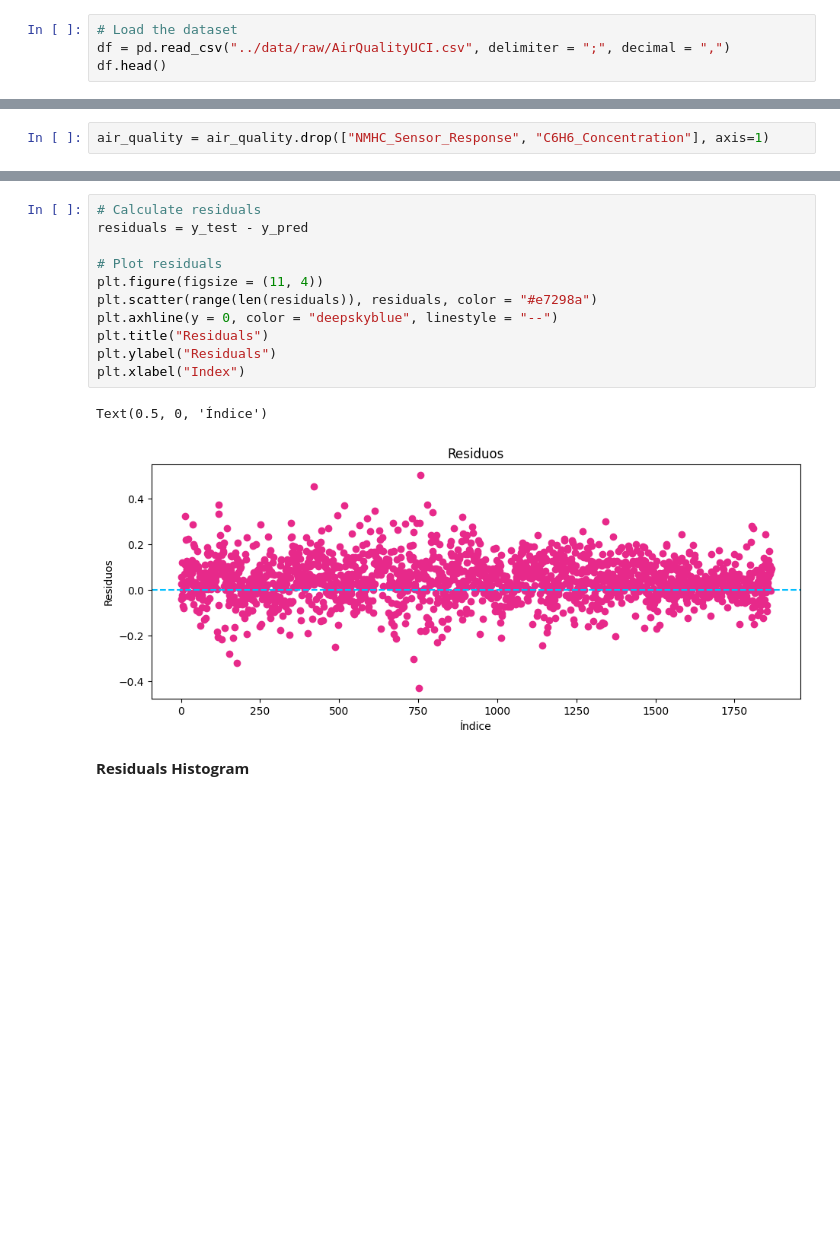
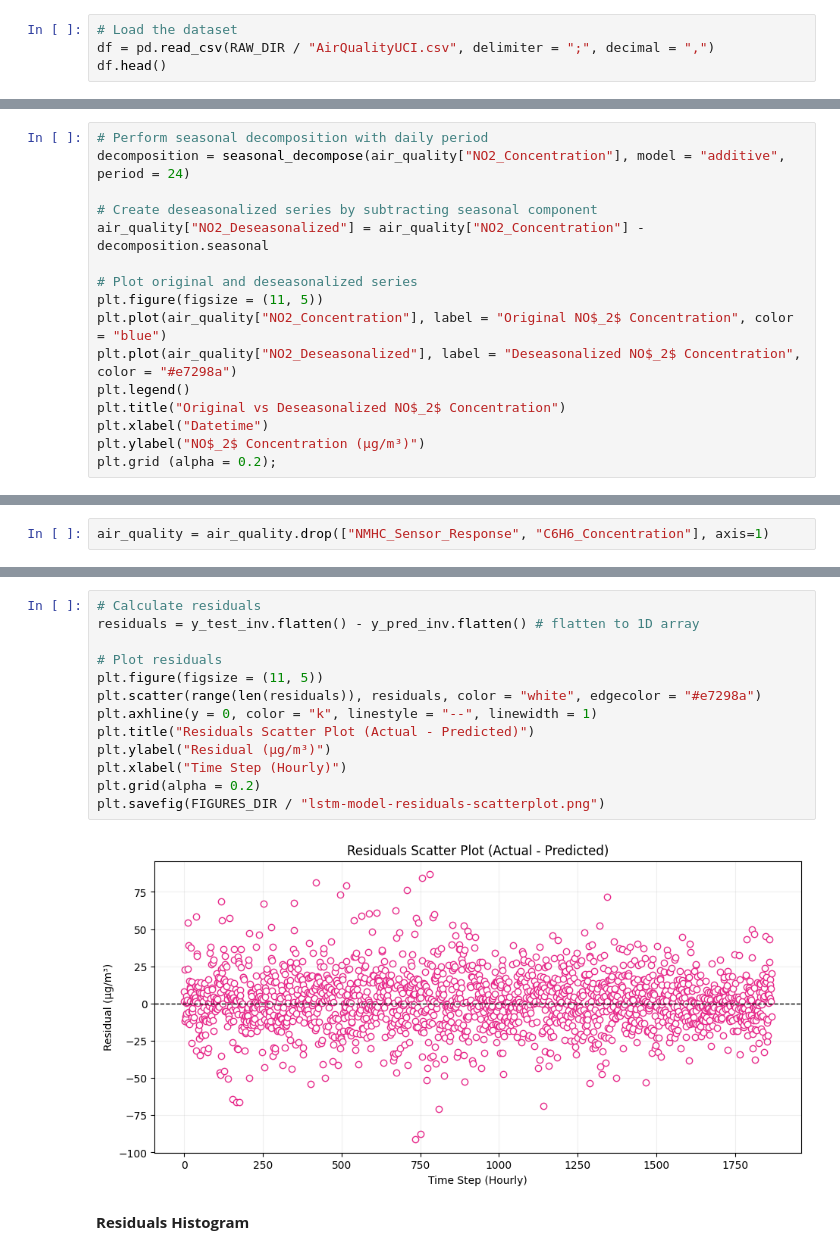
Before and after one commit to herrerovir/Air-quality-forecasting, a Jupyter notebook: notebooks/air-quality-forecasting-lstm.ipynb, the cells around one changed output, grey strips where cells are left out. Cells and saved outputs as stored; diff of their text form; blank space fills up the shorter version.

```diff
--- a/notebooks/air-quality-forecasting-lstm.ipynb
+++ b/notebooks/air-quality-forecasting-lstm.ipynb
@@ -82,7 +87,7 @@ from tensorflow.keras.callbacks import EarlyStopping
 from sklearn.metrics import mean_absolute_error, mean_squared_error, r2_score
 # %%
 # Load the dataset
-df = pd.read_csv("../data/raw/AirQualityUCI.csv", delimiter = ";", decimal = ",")
+df = pd.read_csv(RAW_DIR / "AirQualityUCI.csv", delimiter = ";", decimal = ",")
 df.head()
 # %% [output]
 |  | Date | Time | CO(GT) | PT08.S1(CO) | NMHC(GT) | C6H6(GT) | PT08.S2(NMHC) | NOx(GT) | PT08.S3(NOx) | ... |
@@ -745,0 +640,16 @@ Removing these features helps prevent potential multicollinearity issues in the
+# %%
+# Perform seasonal decomposition with daily period
+decomposition = seasonal_decompose(air_quality["NO2_Concentration"], model = "additive", period = 24)
+
+# Create deseasonalized series by subtracting seasonal component
+air_quality["NO2_Deseasonalized"] = air_quality["NO2_Concentration"] - decomposition.seasonal
+
+# Plot original and deseasonalized series
+plt.figure(figsize = (11, 5))
+plt.plot(air_quality["NO2_Concentration"], label = "Original NO$_2$ Concentration", color = "blue")
+plt.plot(air_quality["NO2_Deseasonalized"], label = "Deseasonalized NO$_2$ Concentration", color = "#e7298a")
+plt.legend()
+plt.title("Original vs Deseasonalized NO$_2$ Concentration")
+plt.xlabel("Datetime")
+plt.ylabel("NO$_2$ Concentration (µg/m³)")
+plt.grid (alpha = 0.2);
@@ -879,17 +973,18 @@ plt.legend()
 # %%
 # Calculate residuals
-residuals = y_test - y_pred
+residuals = y_test_inv.flatten() - y_pred_inv.flatten() # flatten to 1D array
 
 # Plot residuals
-plt.figure(figsize = (11, 4))
-plt.scatter(range(len(residuals)), residuals, color = "#e7298a")
-plt.axhline(y = 0, color = "deepskyblue", linestyle = "--")
-plt.title("Residuals")
-plt.ylabel("Residuals")
-plt.xlabel("Index")
+plt.figure(figsize = (11, 5))
+plt.scatter(range(len(residuals)), residuals, color = "white", edgecolor = "#e7298a")
+plt.axhline(y = 0, color = "k", linestyle = "--", linewidth = 1)
+plt.title("Residuals Scatter Plot (Actual - Predicted)")
+plt.ylabel("Residual (µg/m³)")
+plt.xlabel("Time Step (Hourly)")
+plt.grid(alpha = 0.2)
+plt.savefig(FIGURES_DIR / "lstm-model-residuals-scatterplot.png")
 # %% [output]
-Text(0.5, 0, 'Índice')
-[figure, old version]
+[figure, new version]
 # %% [markdown]
 **Residuals Histogram**
 # %%
```
Also changed, not shown: parts of 108 cells of this notebook.
